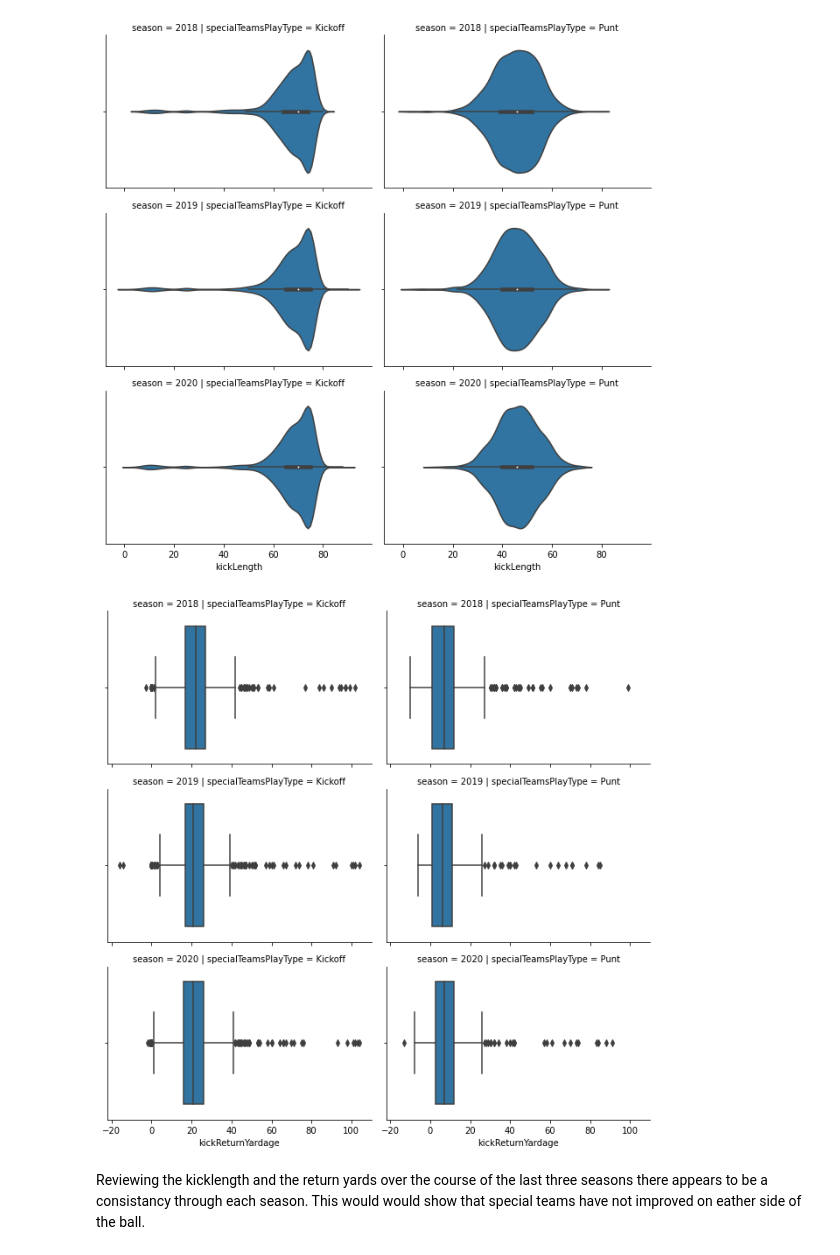
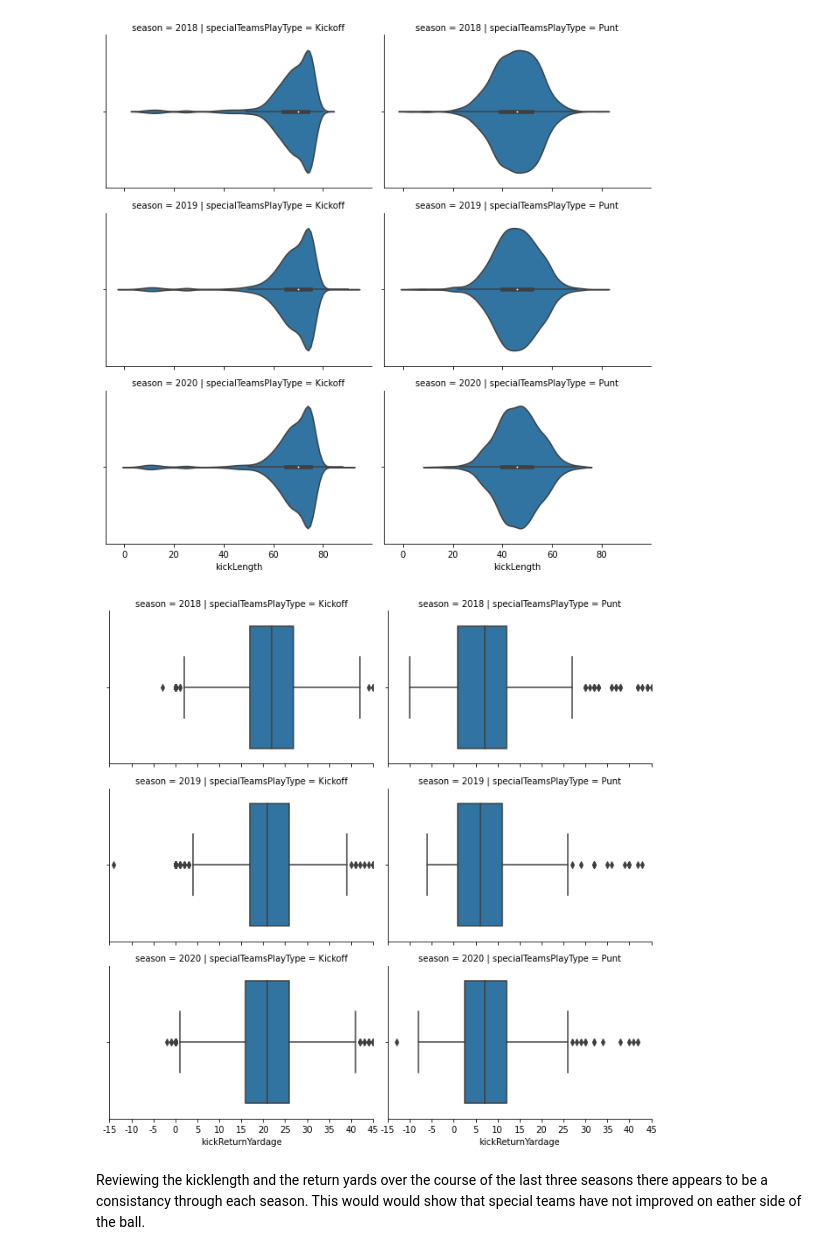
Before and after one commit to dkrejcarek/punt_analysis, a Jupyter notebook: Part_I_exploration_template.ipynb, the cells around one changed output. Cells and saved outputs as stored; diff of their text form; code cells hidden in the pictures.

```diff
--- a/Part_I_exploration_template.ipynb
+++ b/Part_I_exploration_template.ipynb
@@ -157,10 +159,12 @@ g.map(sb.violinplot, 'kickLength');
 # %% [output]
 [figure]
 # %%
-g = sb.FacetGrid(data = plays_returnable, col = 'specialTeamsPlayType', row = 'season', aspect = 1.5)
-g.map(sb.boxplot, 'kickReturnYardage');
+g = sb.FacetGrid(data = plays_returnable, col = 'specialTeamsPlayType', row = 'season', aspect = 1.5) #
+g.map(sb.boxplot, 'kickReturnYardage', order= ['2018', '2019', '2020'])
+plt.xticks(np.arange(-15, 45+5, 5), np.arange(-15, 45+5, 5) )
+plt.xlim(-15, 45);
 # %% [output]
-[figure, old version]
+[figure, new version]
 # %% [markdown]
 Reviewing the kicklength and the return yards over the course of the last three seasons there appears to be a consistancy through each season.  This would would show that special teams have not improved on eather side of the ball.
 # %% [markdown]
```
Also changed, not shown: parts of 11 cells of this notebook.
